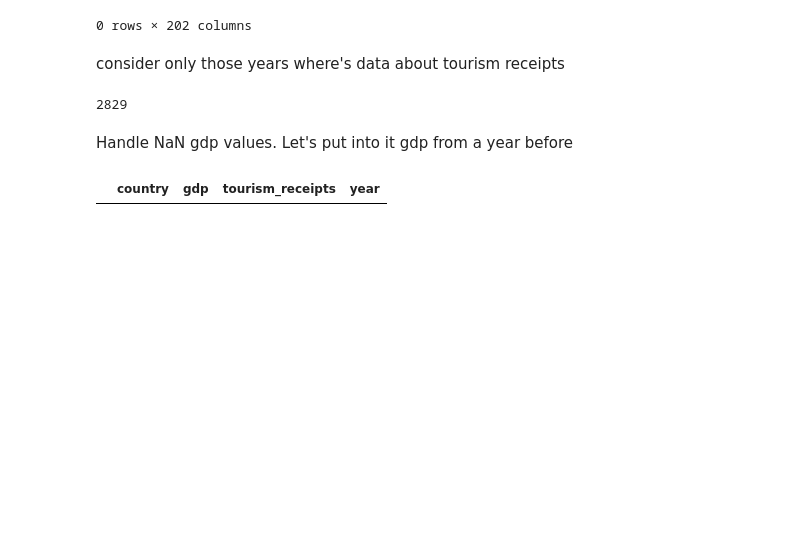
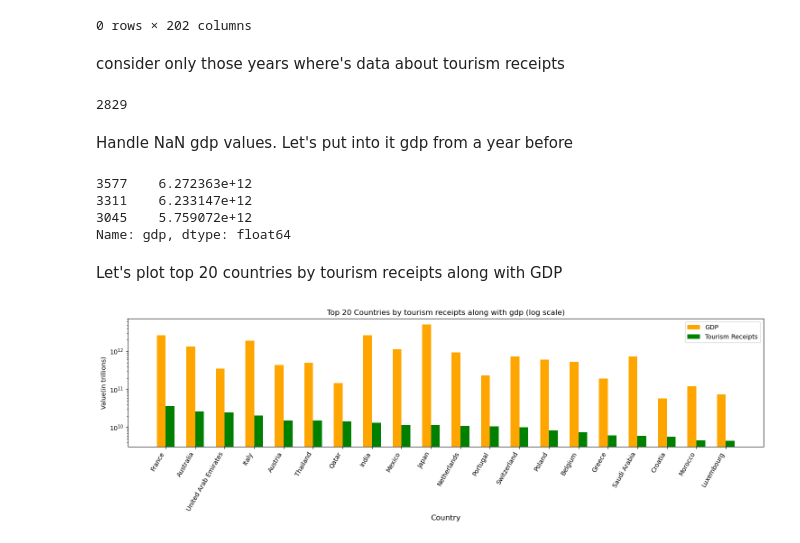
Before and after one commit to bdziurczak/random_dataset_explore, a Jupyter notebook: 1.ipynb, the cells around one changed output. Saved outputs shown, nothing was run; the diff lists cells and outputs as text; code cells hidden in the pictures; blank space fills up the shorter version.

Commit message:
Plotting top countries by tourism receipts

```diff
--- a/1.ipynb
+++ b/1.ipynb
@@ -72,6 +75,37 @@ def fix_nan_gdp(country):
 fix_nan_gdp('South Sudan')
 fix_nan_gdp('Eritrea')
 # %%
-dtoplt[dtoplt['gdp'].isna()]
+dtoplt['gdp'].head(3)
 # %% [output]
-|  | country | gdp | tourism_receipts | year |
+3577    6.272363e+12
+3311    6.233147e+12
+3045    5.759072e+12
+Name: gdp, dtype: float64
+# %% [markdown]
+
+Let's plot top 20 countries by tourism receipts along with GDP
+# %%
+top_20_countries = dtoplt[dtoplt['year'] == 2020].nlargest(20, 'tourism_receipts').sort_values(by='tourism_receipts', ascending=False)
+
+plt.figure(figsize=(15,5))
+
+x=np.arange(len(top_20_countries))
+width=0.3
+
+plt.bar(x - width / 2, top_20_countries['gdp'], width=width, label='GDP', color='orange')
+plt.bar(x + width / 2, top_20_countries['tourism_receipts'], width=width, label='Tourism Receipts', color='green')
+
+
+plt.xlabel('Country', fontsize=12)
+plt.xticks(x, top_20_countries['country'], fontsize=10)  # Align country names with grouped bars
+plt.xticks(rotation=60, ha='right')
+plt.ylabel('Value(in trillions)')
+
+plt.title('Top 20 Countries by tourism receipts along with gdp (log scale)')
+plt.yscale('log')
+plt.legend()
+
+plt.tight_layout()
+plt.show()
+# %% [output]
+[figure, added]
```
Also changed, not shown: parts of 2 cells of this notebook.
